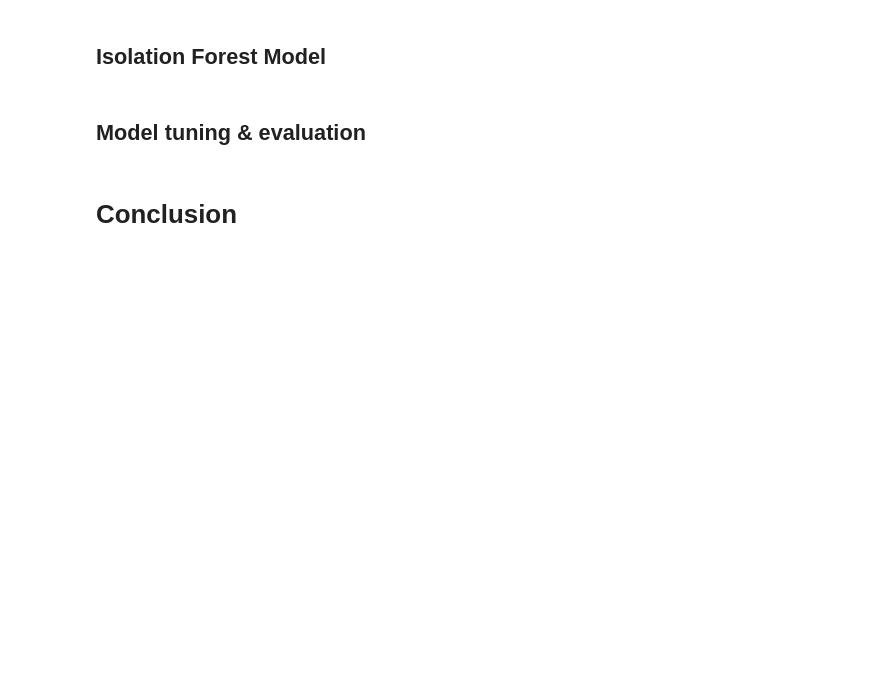
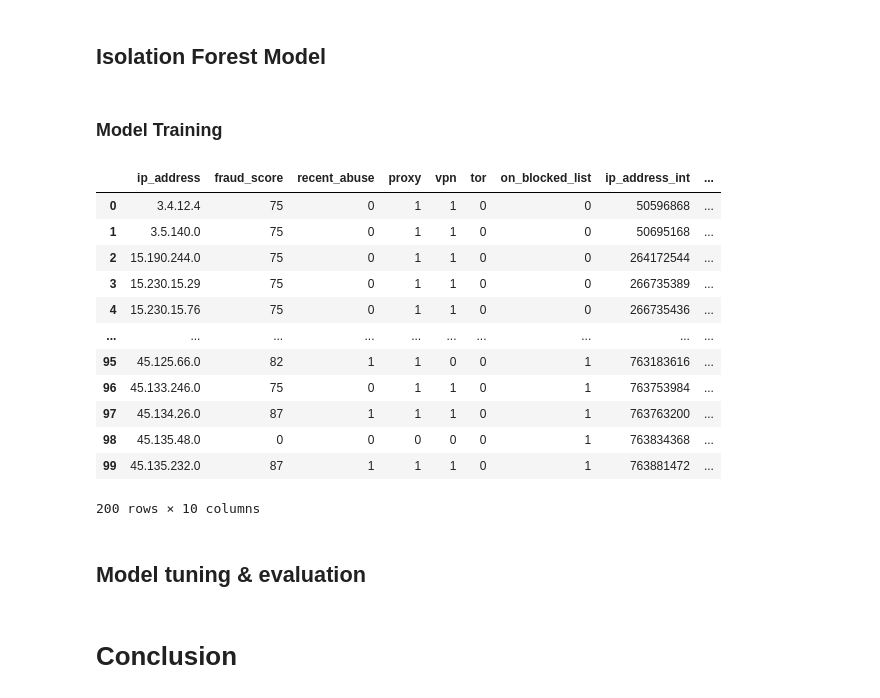
Before and after one commit to thamadziripi/isolation-forest-ipqs-api, a Jupyter notebook: fraud_detection_using_isolation_forest.ipynb, the cells around one changed output. Drawn from its saved outputs; the diff is of its cells as text; code cells hidden in the pictures; blank space fills up the shorter version.

```diff
--- a/fraud_detection_using_isolation_forest.ipynb
+++ b/fraud_detection_using_isolation_forest.ipynb
@@ -311,5 +283,34 @@ legitimate_ip_data.head()
 # %% [markdown]
 ## Isolation Forest Model
+# %% [markdown]
+### Model Training
+# %%
+X = df.drop(columns=["ip_address", "is_fraud"])
+y = df["is_fraud"]
+
+# Initializing Isolation Forest model
+clf = IsolationForest(contamination=0.1, random_state=42)
+
+clf.fit(X)
+
+# Predictions
+df['predictions'] = clf.predict(X)
+
+df
+# %% [output]
+|  | ip_address | fraud_score | recent_abuse | proxy | vpn | tor | on_blocked_list | ip_address_int | ... |
+| 0 | 3.4.12.4 | 75 | 0 | 1 | 1 | 0 | 0 | 50596868 | ... |
+| 1 | 3.5.140.0 | 75 | 0 | 1 | 1 | 0 | 0 | 50695168 | ... |
+| 2 | 15.190.244.0 | 75 | 0 | 1 | 1 | 0 | 0 | 264172544 | ... |
+| 3 | 15.230.15.29 | 75 | 0 | 1 | 1 | 0 | 0 | 266735389 | ... |
+| 4 | 15.230.15.76 | 75 | 0 | 1 | 1 | 0 | 0 | 266735436 | ... |
+| ... | ... | ... | ... | ... | ... | ... | ... | ... | ... |
+| 95 | 45.125.66.0 | 82 | 1 | 1 | 0 | 0 | 1 | 763183616 | ... |
+| 96 | 45.133.246.0 | 75 | 0 | 1 | 1 | 0 | 1 | 763753984 | ... |
+| 97 | 45.134.26.0 | 87 | 1 | 1 | 1 | 0 | 1 | 763763200 | ... |
+| 98 | 45.135.48.0 | 0 | 0 | 0 | 0 | 0 | 1 | 763834368 | ... |
+| 99 | 45.135.232.0 | 87 | 1 | 1 | 1 | 0 | 1 | 763881472 | ... |
+200 rows × 10 columns
 # %% [markdown]
 ## Model tuning & evaluation
 # %% [markdown]
```
Also changed, not shown: parts of 12 cells of this notebook.
